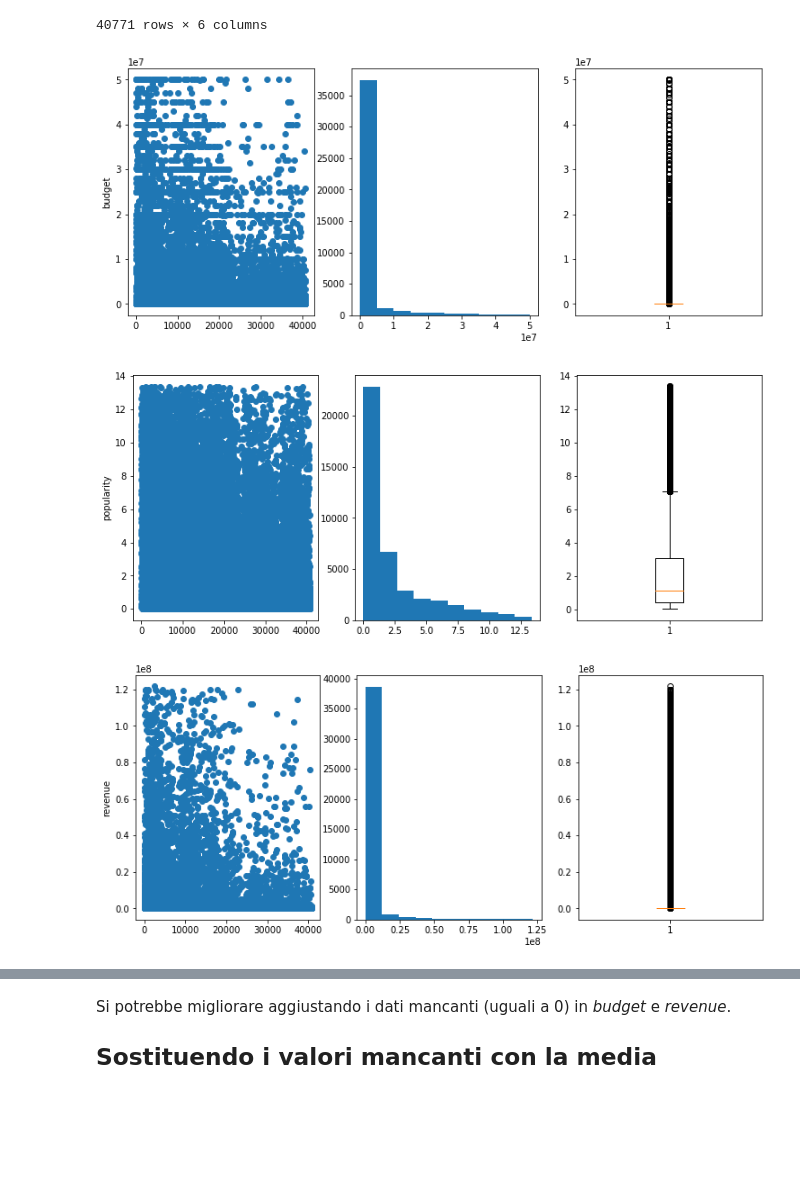
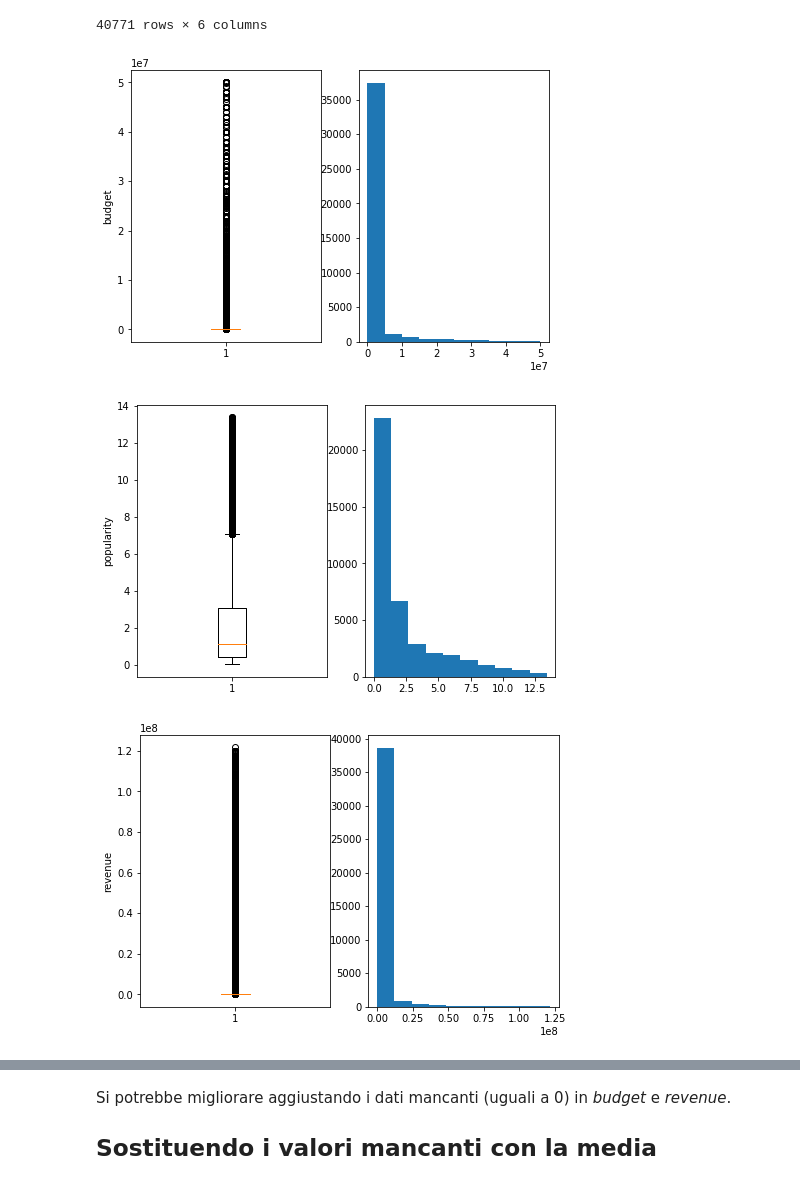
Before and after one commit to Janluke0/DSBDA-Project, a Jupyter notebook: Other/ExploratoryAnalysis.ipynb, the cells around one changed output, grey strips where cells are left out. Cells and saved outputs as stored; diff of their text form; code cells hidden in the pictures; blank space fills up the shorter version.

```diff
--- a/Other/ExploratoryAnalysis.ipynb
+++ b/Other/ExploratoryAnalysis.ipynb
@@ -108,13 +108,11 @@ x_axis = range(df_metadata.shape[0])
 for col in df_metadata.columns:
     if df_metadata[col].dtypes == 'float64':
         not_na = df_metadata[df_metadata[col].notna()][col]
-        plt.figure(figsize=(12.5, 5))
-        plt.subplot(1, 3, 1)
-        plt.scatter(x_axis, df_metadata[col])
+        plt.figure(figsize=(7.5, 5))
+        plt.subplot(1, 2, 1)
         plt.ylabel(col)
-        plt.subplot(1, 3, 2)
+        plt.boxplot(not_na)
+        plt.subplot(1, 2, 2)
         plt.hist(not_na, bins=10)
-        plt.subplot(1, 3, 3)
-        plt.boxplot(not_na)
         plt.show()
 # %% [output]
@@ -137,13 +135,11 @@ for col in df_metadata.columns:
         not_naInf = np.percentile(not_na, outl1)
         not_naSup = np.percentile(not_na, outl2)
         not_na = not_na[(not_na.values >= not_naInf) & (not_na.values <= not_naSup)]
-        plt.figure(figsize=(12.5, 5))
-        plt.subplot(1, 3, 1)
-        plt.scatter(range(len(not_na)), not_na)
+        plt.figure(figsize=(7.5, 5))
+        plt.subplot(1, 2, 1)
         plt.ylabel(col)
-        plt.subplot(1, 3, 2)
+        plt.boxplot(not_na)
+        plt.subplot(1, 2, 2)
         plt.hist(not_na, bins=10)
-        plt.subplot(1, 3, 3)
-        plt.boxplot(not_na)
         plt.show()
 # %% [output]
@@ -188,17 +184,15 @@ num_data
 # %%
 x_axis = range(num_data.shape[0])
 
 for col in num_data.columns:
-    plt.figure(figsize=(12.5, 5))
-    plt.subplot(1, 3, 1)
-    plt.scatter(x_axis, num_data[col])
+    plt.figure(figsize=(7.5, 5))
+    plt.subplot(1, 2, 1)
     plt.ylabel(col)
-    plt.subplot(1, 3, 2)
+    plt.boxplot(num_data[col])
+    plt.subplot(1, 2, 2)
     plt.hist(num_data[col], bins=10)
-    plt.subplot(1, 3, 3)
-    plt.boxplot(num_data[col])
     plt.show()
 # %% [output]
-[figure, old version]
+[figure, new version]
-[figure, old version]
+[figure, new version]
-[figure, old version]
+[figure, new version]
```
Also changed, not shown: parts of 5 cells of this notebook.
